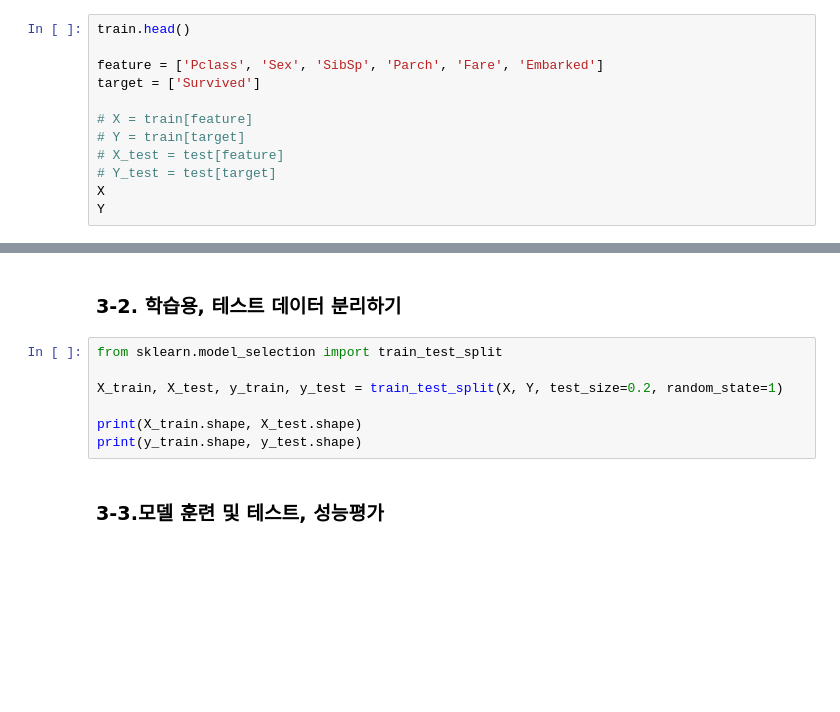
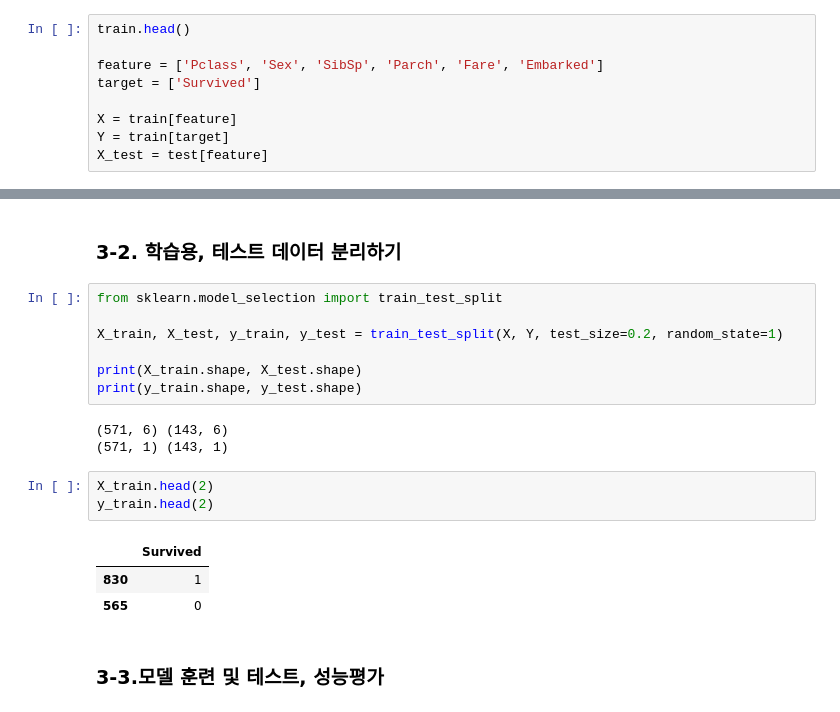
Before and after one commit to ParkGeunHae/dataAnalysis, a Jupyter notebook: 3_머신러닝_분류_1_사이킷런_타이타닉생존자예측_배포.ipynb, the cells around one changed output, grey strips where cells are left out. Cells and saved outputs as stored; diff of their text form; blank space fills up the shorter version.

```diff
--- a/3_머신러닝_분류_1_사이킷런_타이타닉생존자예측_배포.ipynb
+++ b/3_머신러닝_분류_1_사이킷런_타이타닉생존자예측_배포.ipynb
@@ -445,12 +481,9 @@ train.head()
 feature = ['Pclass', 'Sex', 'SibSp', 'Parch', 'Fare', 'Embarked']
 target = ['Survived']
 
-# X = train[feature]
-# Y = train[target]
-# X_test = test[feature]
-# Y_test = test[target]
-X
-Y
+X = train[feature]
+Y = train[target]
+X_test = test[feature]
 # %% [markdown]
 ### 2-5. 시각화
 # %%
@@ -478,6 +520,16 @@ X_train, X_test, y_train, y_test = train_test_split(X, Y, test_size=0.2, random_
 
 print(X_train.shape, X_test.shape)
 print(y_train.shape, y_test.shape)
+# %% [output]
+(571, 6) (143, 6)
+(571, 1) (143, 1)
+# %%
+X_train.head(2)
+y_train.head(2)
+# %% [output]
+|  | Survived |
+| 830 | 1 |
+| 565 | 0 |
 # %% [markdown]
 ### 3-3.모델 훈련 및 테스트, 성능평가
 # %% [markdown]
```
Also changed, not shown: parts of 10 cells of this notebook.
